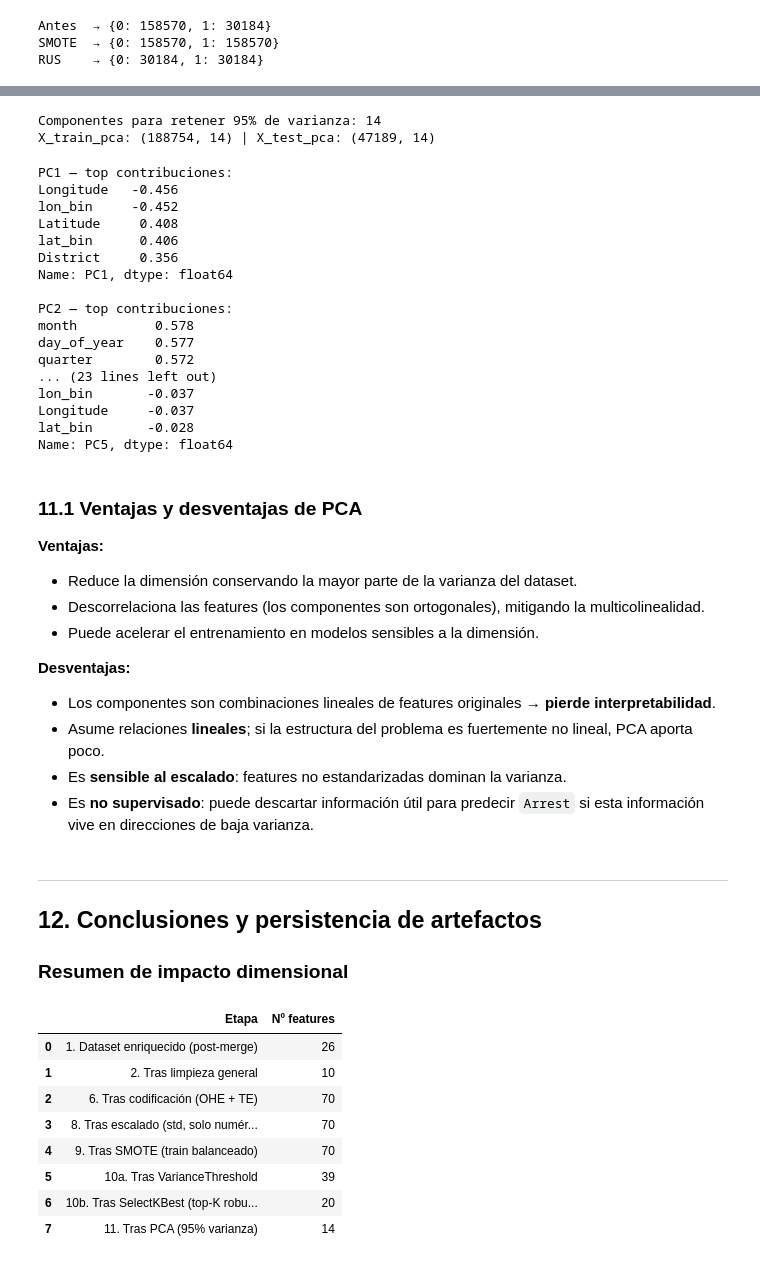
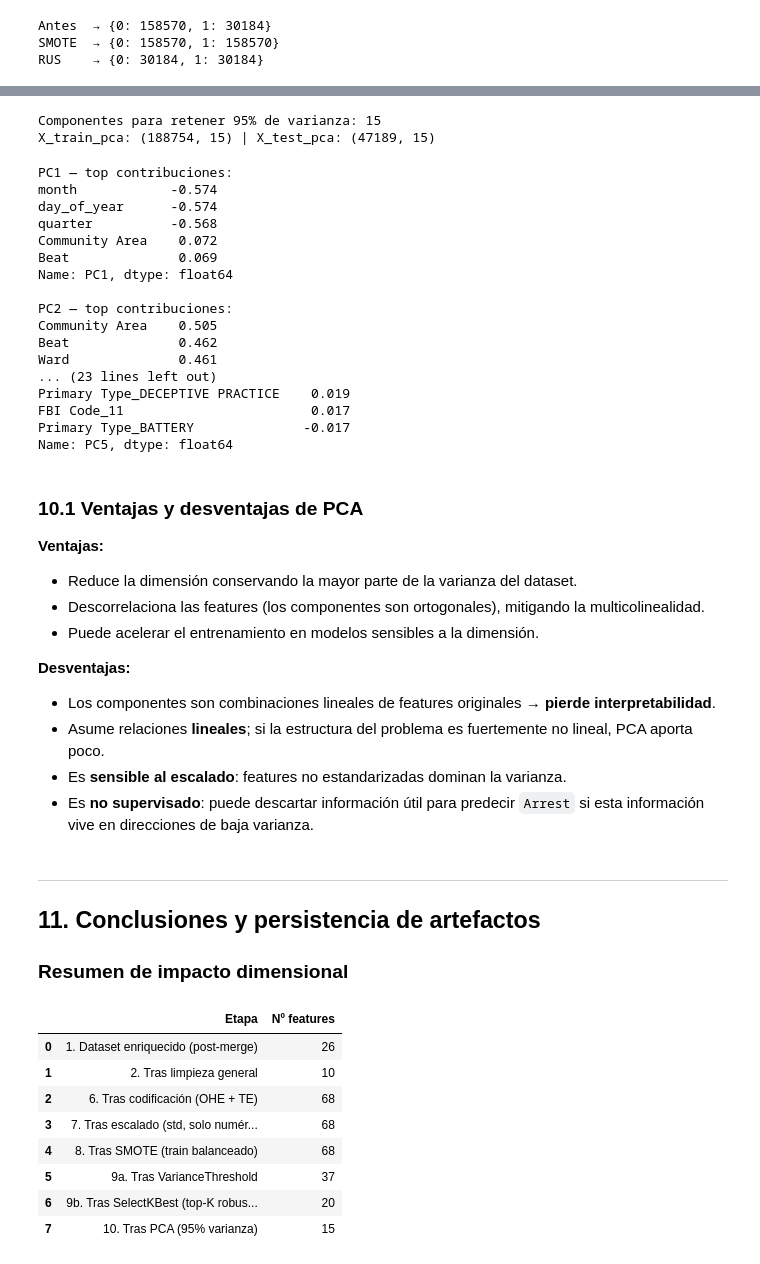
Before and after one commit to francomor/ceia-analisis-de-datos-tp-final, a Jupyter notebook: 2.tp_final_parte2_fran.ipynb, the cells around one changed output, grey strips where cells are left out. Saved outputs shown, nothing was run; the diff lists cells and outputs as text; code cells hidden in the pictures.

```diff
--- a/2.tp_final_parte2_fran.ipynb
+++ b/2.tp_final_parte2_fran.ipynb
@@ -412,10 +402,0 @@ La discretización (binning) permite capturar relaciones **no lineales** entre u
-# %%
-# Grilla geográfica (10x10) sobre Chicago.
-kb_geo = KBinsDiscretizer(n_bins=10, encode='ordinal', strategy='uniform')
-X_train[['lat_bin', 'lon_bin']] = kb_geo.fit_transform(X_train[['Latitude', 'Longitude']]).astype(int)
-X_test[['lat_bin', 'lon_bin']]  = kb_geo.transform(X_test[['Latitude', 'Longitude']]).astype(int)
-
-print('lat_bin × lon_bin — cantidad de celdas pobladas en train:')
-grid = X_train.groupby(['lat_bin', 'lon_bin']).size()
-print(f'  Celdas con crímenes: {len(grid)} / {10*10}')
-print(f'  Mediana de crímenes por celda: {int(grid.median())}')
@@ -770,8 +742,8 @@ X_test_pca  = pca.transform(X_te_pca)
 print(f'Componentes para retener 95% de varianza: {pca.n_components_}')
 print(f'X_train_pca: {X_train_pca.shape} | X_test_pca: {X_test_pca.shape}')
 # %% [output]
-Componentes para retener 95% de varianza: 14
-X_train_pca: (188754, 14) | X_test_pca: (47189, 14)
+Componentes para retener 95% de varianza: 15
+X_train_pca: (188754, 15) | X_test_pca: (47189, 15)
 # %%
 # Loadings (cargas) de los primeros 5 componentes
 loadings = pd.DataFrame(
@@ -786,24 +758,24 @@ for c in loadings.columns:
     print(loadings.loc[top5, c].round(3))
 # %% [output]
 PC1 — top contribuciones:
-Longitude   -0.456
-lon_bin     -0.452
-Latitude     0.408
-lat_bin      0.406
-District     0.356
+month            -0.574
+day_of_year      -0.574
+quarter          -0.568
+Community Area    0.072
+Beat              0.069
 Name: PC1, dtype: float64
 
 PC2 — top contribuciones:
-month          0.578
-day_of_year    0.577
-quarter        0.572
+Community Area    0.505
+Beat              0.462
+Ward              0.461
 ... (23 lines left out)
-lon_bin       -0.037
-Longitude     -0.037
-lat_bin       -0.028
+Primary Type_DECEPTIVE PRACTICE    0.019
+FBI Code_11                        0.017
+Primary Type_BATTERY              -0.017
 Name: PC5, dtype: float64
 # %% [markdown]
-### 11.1 Ventajas y desventajas de PCA
+### 10.1 Ventajas y desventajas de PCA
 
 **Ventajas:**
 
@@ -819,31 +791,31 @@ Name: PC5, dtype: float64
 - Es **no supervisado**: puede descartar información útil para predecir `Arrest` si esta información vive en direcciones de baja varianza.
 # %% [markdown]
 ---
-## 12. Conclusiones y persistencia de artefactos
+## 11. Conclusiones y persistencia de artefactos
 
 ### Resumen de impacto dimensional
 # %%
 resumen = pd.DataFrame([
     ['1. Dataset enriquecido (post-merge)',     df_chicago.shape[1]],
     ['2. Tras limpieza general',                df_clean.shape[1] - 1],  # -1 por el target
     ['6. Tras codificación (OHE + TE)',         X_train.shape[1]],
-    ['8. Tras escalado (std, solo numéricas)', len(num_cols_std)],
-    ['9. Tras SMOTE (train balanceado)',        X_train_bal.shape[1]],
-    ['10a. Tras VarianceThreshold',             X_train_vt.shape[1]],
-    ['10b. Tras SelectKBest (top-K robustas)',  X_train_kbest.shape[1]],
-    ['11. Tras PCA (95% varianza)',             pca.n_components_],
+    ['7. Tras escalado (std, solo numéricas)', len(num_cols_std)],
+    ['8. Tras SMOTE (train balanceado)',        X_train_bal.shape[1]],
+    ['9a. Tras VarianceThreshold',              X_train_vt.shape[1]],
+    ['9b. Tras SelectKBest (top-K robustas)',   X_train_kbest.shape[1]],
+    ['10. Tras PCA (95% varianza)',             pca.n_components_],
 ], columns=['Etapa', 'Nº features'])
 resumen
 # %% [output]
 |  | Etapa | Nº features |
 | 0 | 1. Dataset enriquecido (post-merge) | 26 |
 | 1 | 2. Tras limpieza general | 10 |
-| 2 | 6. Tras codificación (OHE + TE) | 70 |
-| 3 | 8. Tras escalado (std, solo numér... | 70 |
-| 4 | 9. Tras SMOTE (train balanceado) | 70 |
-| 5 | 10a. Tras VarianceThreshold | 39 |
-| 6 | 10b. Tras SelectKBest (top-K robu... | 20 |
-| 7 | 11. Tras PCA (95% varianza) | 14 |
+| 2 | 6. Tras codificación (OHE + TE) | 68 |
+| 3 | 7. Tras escalado (std, solo numér... | 68 |
+| 4 | 8. Tras SMOTE (train balanceado) | 68 |
+| 5 | 9a. Tras VarianceThreshold | 37 |
+| 6 | 9b. Tras SelectKBest (top-K robus... | 20 |
+| 7 | 10. Tras PCA (95% varianza) | 15 |
 # %% [markdown]
 ### Discusión
 
```
Also changed, not shown: parts of 17 cells of this notebook.
